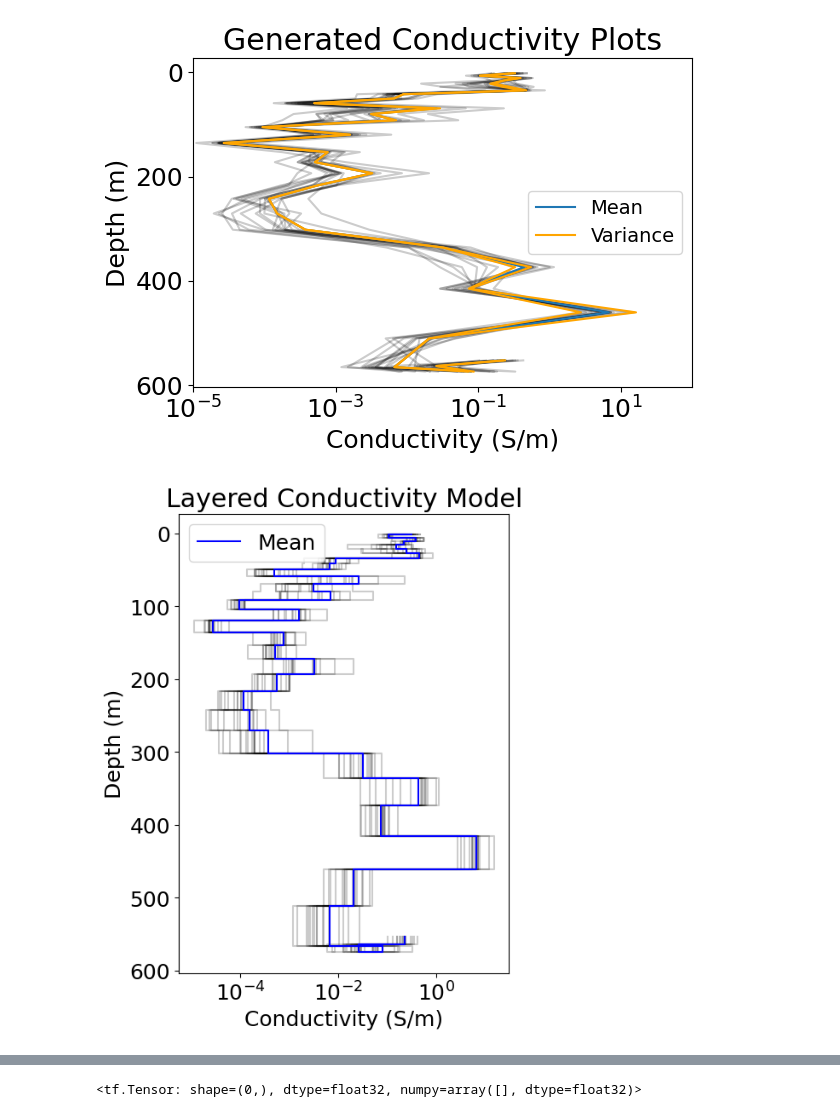
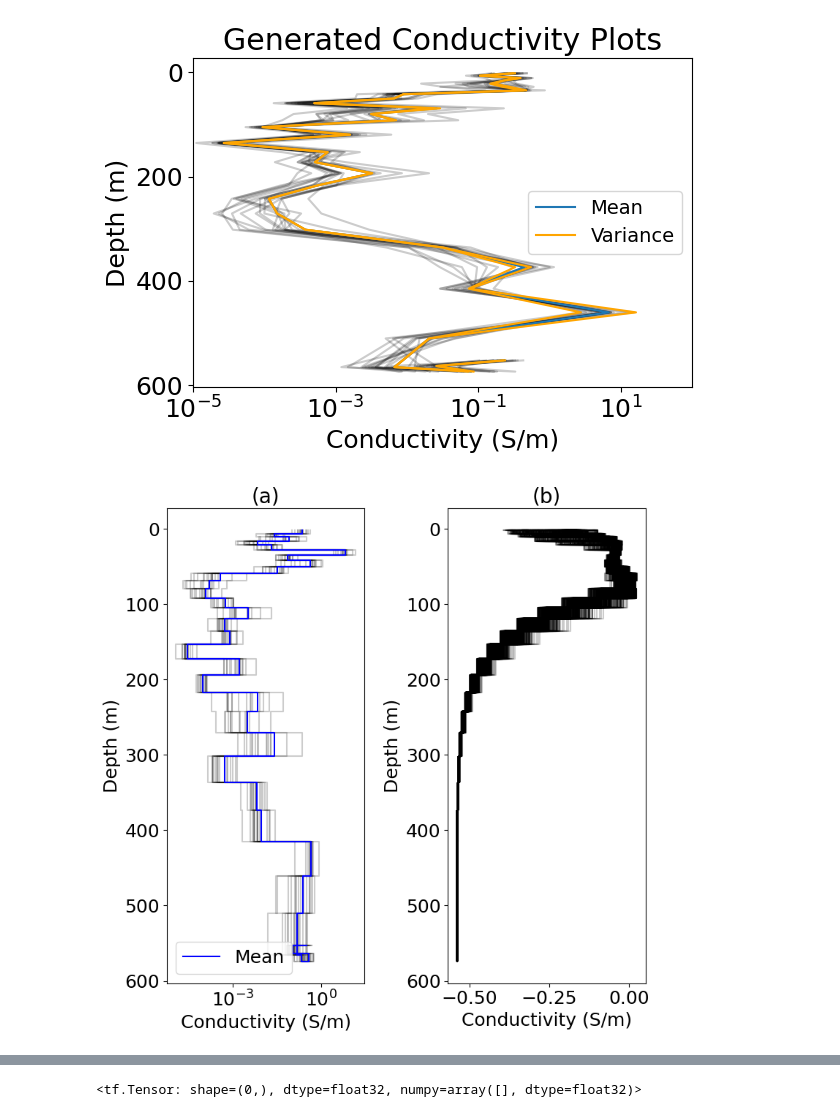
Before and after one commit to sarafhirsch/EM-CVAE-Graduate_Research, a Jupyter notebook: MT_64_Updated.ipynb, the cells around one changed output, grey strips where cells are left out. Drawn from its saved outputs; the diff is of its cells as text; code cells hidden in the pictures.

Commit message:
Ran as VAE - results in IMAGE 25 Abstract

```diff
--- a/MT_64_Updated.ipynb
+++ b/MT_64_Updated.ipynb
@@ -912,34 +912,46 @@ plt.show()
 # %%
 # # Example inputs
 # conductivities = [0.01, 0.1, 0.05, 0.2, 0.01]  # Conductivity (S/m) for each layer
 # thicknesses = [10, 20, 20, 30, 20]  # Thickness of each layer (m)
 
 # # Compute depths from thicknesses
 # depths = np.cumsum(thicknesses)  # Compute layer boundaries
 # depths = np.insert(depths, 0, 0)  # Insert surface depth at 0
 
 # # Create step-like depth and conductivity arrays
 # depth_plot = np.repeat(plot_depths, 2)  # Duplicate depths for step changes
 # conductivity_plot = np.repeat(zmd2_logs[0], 2)  # Duplicate conductivity values
 
-depth_plot = np.repeat(plot_depths, 2)
+depth_plot = np.repeat(np.flip(plot_depths), 2)
+# depth_plot=np.flip(depth_plot)
 
-fig, ax = plt.subplots(figsize=(5, 7))
+fig, ax = plt.subplots(1,2,figsize=(8, 8))
+# fig.suptitle('VAE Generated Models')
 for log in zmd2_logs:
     conductivity_plot = np.repeat(log,2)
-    ax.semilogx(conductivity_plot, depth_plot, drawstyle='steps-post', color='k', alpha=0.2)
+    ax[0].semilogx(conductivity_plot, depth_plot, drawstyle='steps-post', color='k', alpha=0.2)
+
+for i in x_train1:
+    ax[1].plot(i, plot_depths, drawstyle='steps-post', color='k', alpha=0.2)
 
 mean_cond_plot = np.repeat(mean_cond,2)
 mean_true_cond_plot = np.repeat(np.abs(mean_true_cond),2)
-ax.semilogx(mean_cond_plot, depth_plot, drawstyle='steps-post', c='b', label='Mean')
+ax[0].semilogx(mean_cond_plot, depth_plot, drawstyle='steps-post', c='b', label='Mean')
 # ax.plot(mean_true_cond_plot, depth_plot, drawstyle='steps-post', c='r', label='True Mean')
-ax.invert_yaxis()
+ax[0].invert_yaxis()
 # Labels and title
-ax.set_xlabel('Conductivity (S/m)')
-ax.set_ylabel('Depth (m)')
-ax.set_title('Layered Conductivity Model')
-ax.legend()
+ax[0].set_xlabel('Conductivity (S/m)')
+ax[0].set_ylabel('Depth (m)')
+ax[0].set_title('(a)', fontsize=20)
+ax[0].legend()
+
+ax[1].invert_yaxis()
+# Labels and title
+ax[1].set_xlabel('Conductivity (S/m)')
+ax[1].set_ylabel('Depth (m)')
+ax[1].set_title('(b)', fontsize=20)
 # plt.grid()
+plt.tight_layout()
 plt.show()
 # %% [output]
-[figure, old version]
+[figure, new version]
```
Also changed, not shown: parts of 4 cells of this notebook, 3 other files.
